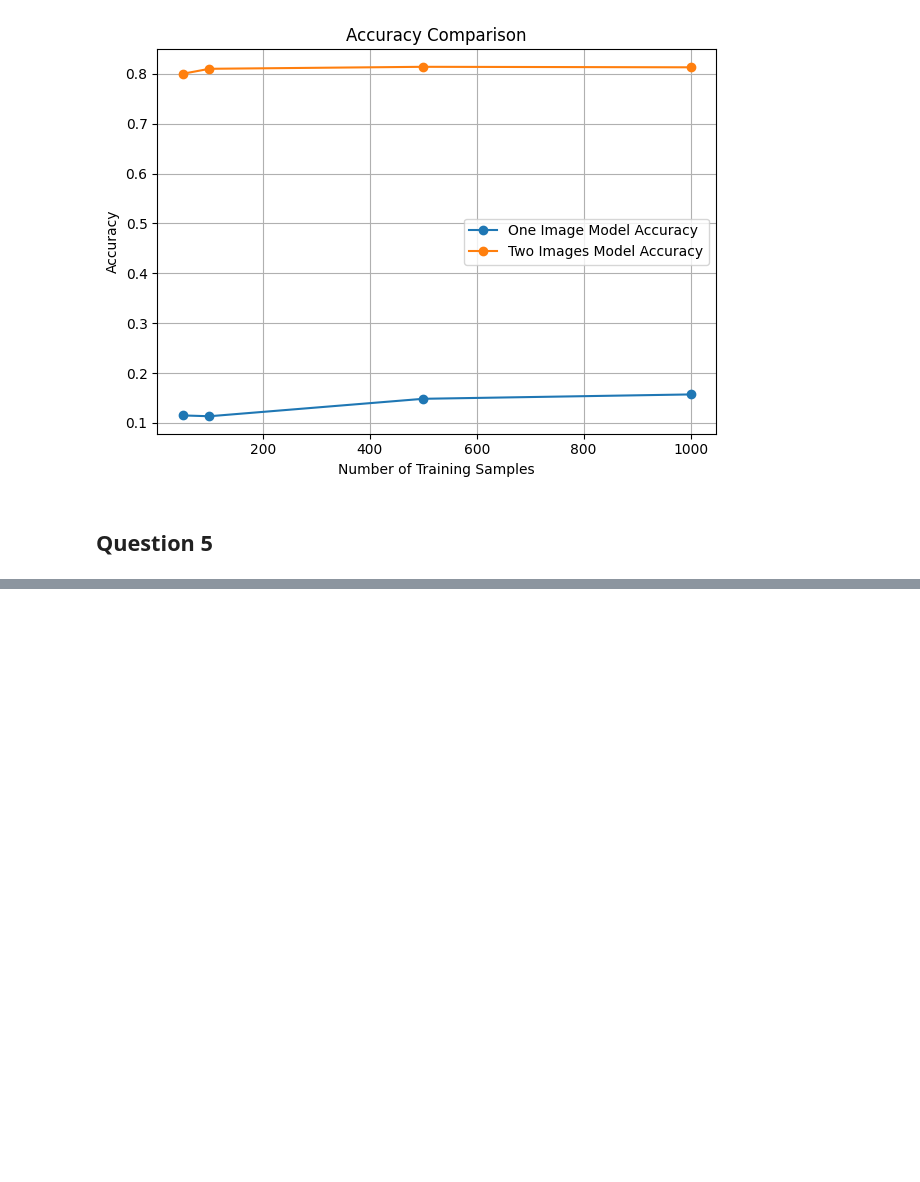
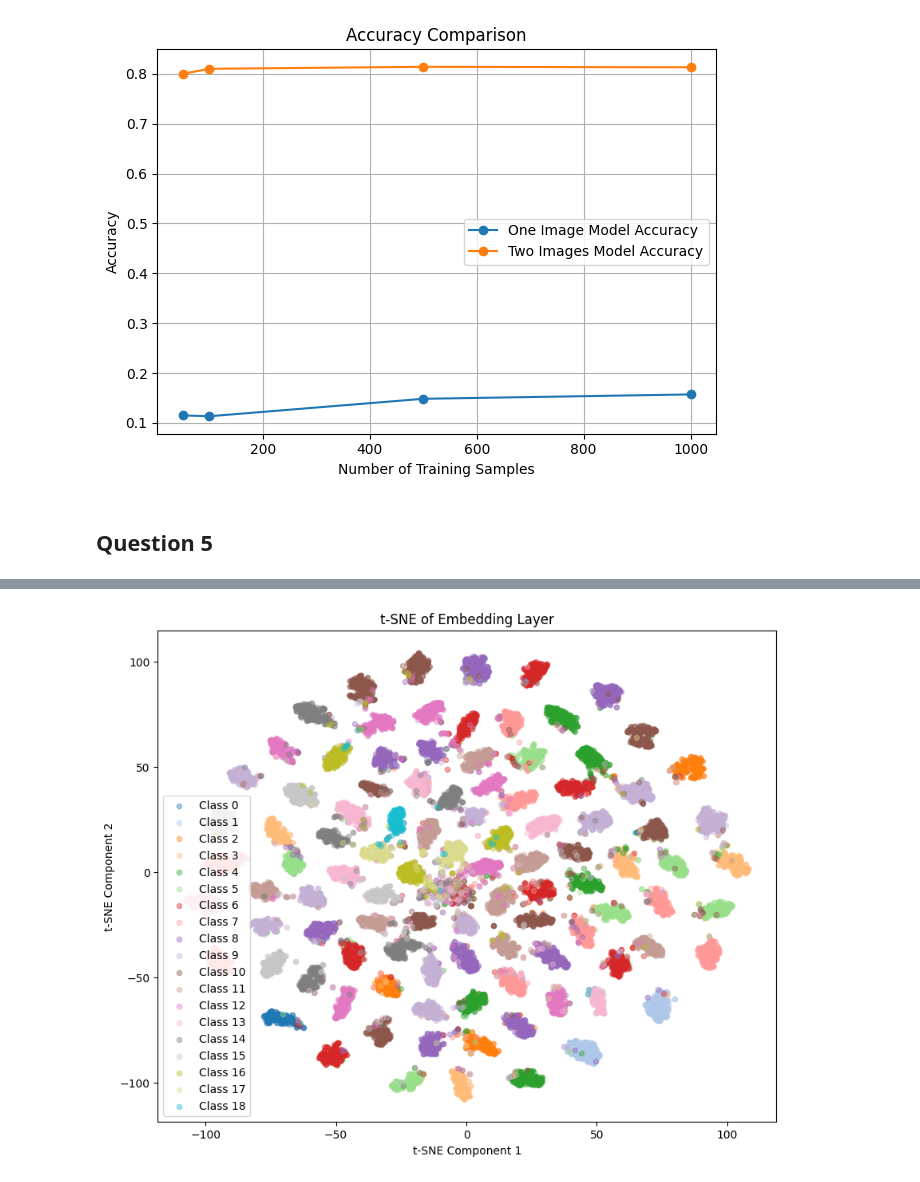
Before and after one commit to john-zhaoyuanzhen/Machine-Learning-Coursework, a Jupyter notebook: m1.ipynb, the cells around one changed output, grey strips where cells are left out. Drawn from its saved outputs; the diff is of its cells as text; code cells hidden in the pictures; blank space fills up the shorter version.

```diff
--- a/m1.ipynb
+++ b/m1.ipynb
@@ -163,10 +163,8 @@ def objective(trial):
     val_accuracy = history.history['val_accuracy'][-1]  # Last epoch's validation accuracy
     return -val_accuracy
 # %%
-# Create a study and optimize the objective function
-storage = "sqlite:///study.db"
-study = optuna.create_study(direction="minimize", storage=storage, load_if_exists=True)
-study.optimize(objective, n_trials=20)  # Run 30 trials
+study = optuna.create_study(direction="minimize", load_if_exists=True)
+study.optimize(objective, n_trials=5)  # Run 30 trials
 
 best_params = study.best_params
 best_accuracy = -study.best_value  # Negate the value to get accuracy
@@ -397,0 +400,18 @@ reduced_embeddings = tsne.fit_transform(embeddings)
+# %%
+# Manually set the colors for each class as default `tab10` only has 10 colors
+cmap = plt.get_cmap('tab20')
+colors = [cmap(i) for i in range(num_classes)]
+
+plt.figure(figsize=(10, 8))
+for i in range(num_classes):
+    idx = np.where(test_labels == i)
+    length = len(reduced_embeddings[idx, 0])
+    plt.scatter(reduced_embeddings[idx, 0], reduced_embeddings[idx, 1], label=f"Class {i}", alpha=0.4, color=colors[i], s=20)
+
+plt.title("t-SNE of Embedding Layer")
+plt.xlabel("t-SNE Component 1")
+plt.ylabel("t-SNE Component 2")
+plt.legend()
+plt.show()
+# %% [output]
+[figure, added]
```
Also changed, not shown: parts of 18 cells of this notebook, 3 other files.
